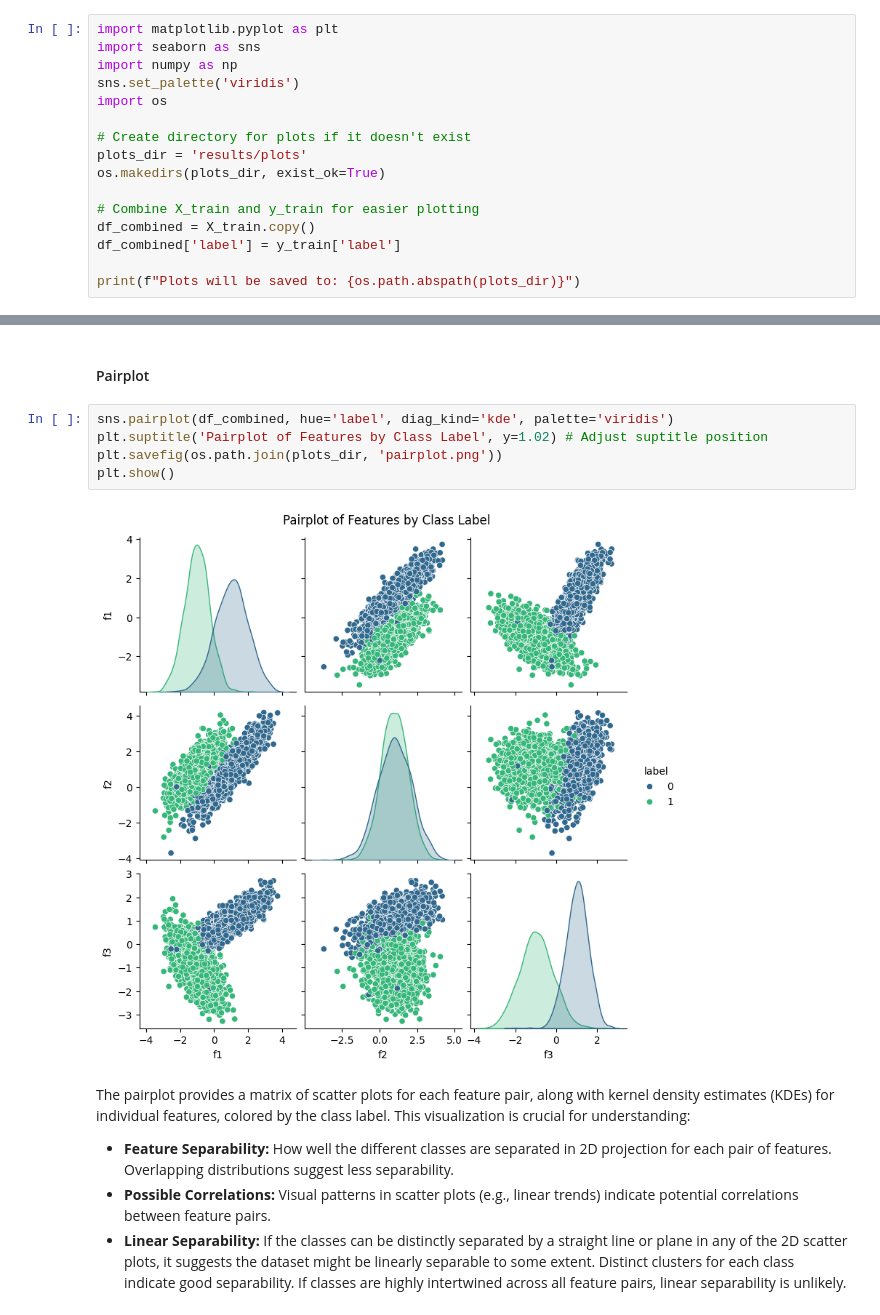
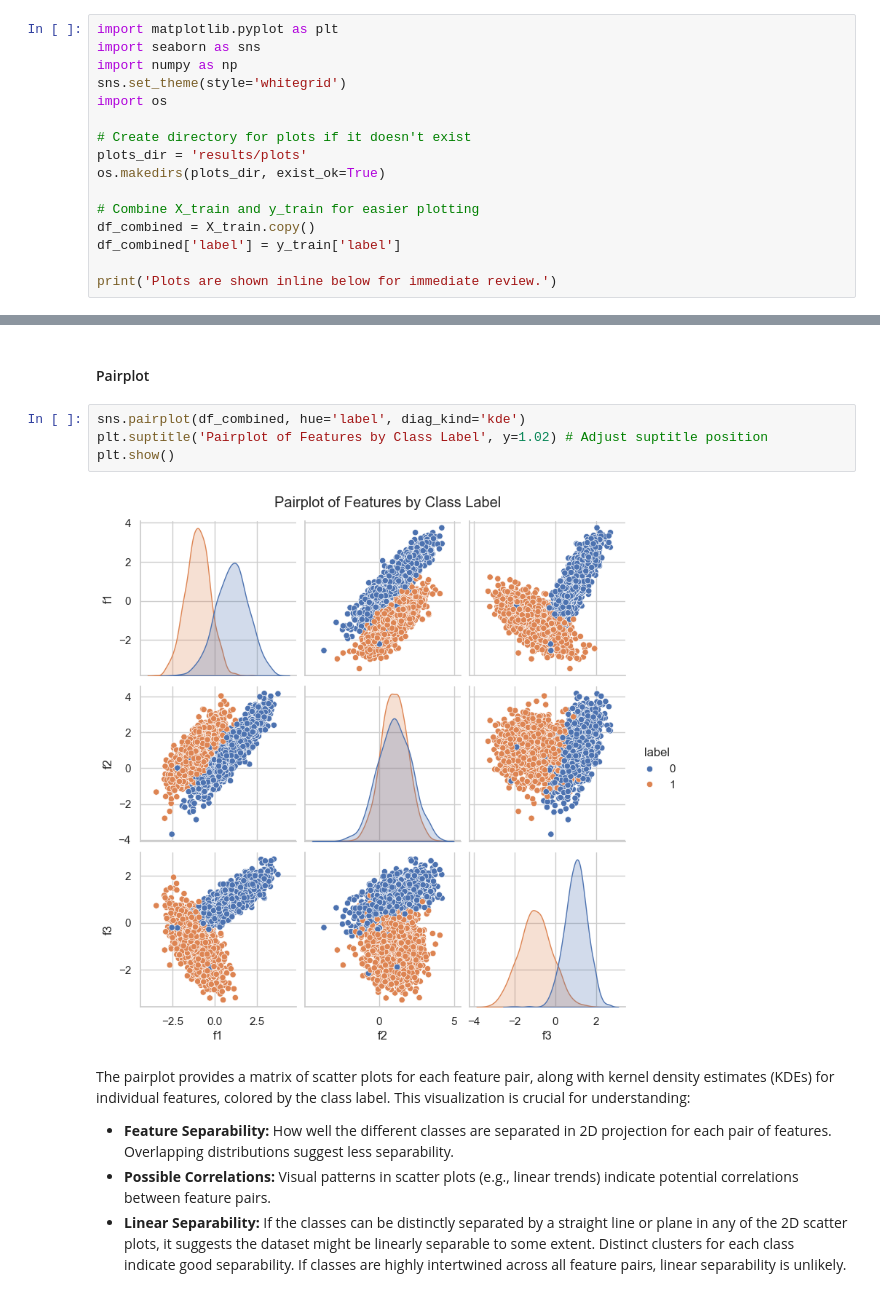
Before and after one commit to PRIYANSHUKUMAWAT1906/PRML_course_project-, a Jupyter notebook: main.ipynb, the cells around one changed output, grey strips where cells are left out. Drawn from its saved outputs; the diff is of its cells as text.

```diff
--- a/main.ipynb
+++ b/main.ipynb
@@ -107,7 +127,7 @@ Name: proportion, dtype: float64
 import matplotlib.pyplot as plt
 import seaborn as sns
 import numpy as np
-sns.set_palette('viridis')
+sns.set_theme(style='whitegrid')
 import os
 
 # Create directory for plots if it doesn't exist
@@ -118,5 +138,5 @@ os.makedirs(plots_dir, exist_ok=True)
 df_combined = X_train.copy()
 df_combined['label'] = y_train['label']
 
-print(f"Plots will be saved to: {os.path.abspath(plots_dir)}")
+print('Plots are shown inline below for immediate review.')
 # %% [output]
@@ -154,12 +169,11 @@ The correlation heatmap visualizes the Pearson correlation coefficients between
 # %% [markdown]
 #### Pairplot
 # %%
-sns.pairplot(df_combined, hue='label', diag_kind='kde', palette='viridis')
+sns.pairplot(df_combined, hue='label', diag_kind='kde')
 plt.suptitle('Pairplot of Features by Class Label', y=1.02) # Adjust suptitle position
-plt.savefig(os.path.join(plots_dir, 'pairplot.png'))
 plt.show()
 # %% [output]
-[figure, old version]
+[figure, new version]
 # %% [markdown]
 The pairplot provides a matrix of scatter plots for each feature pair, along with kernel density estimates (KDEs) for individual features, colored by the class label. This visualization is crucial for understanding:
 -   **Feature Separability:** How well the different classes are separated in 2D projection for each pair of features. Overlapping distributions suggest less separability.
```
Also changed, not shown: parts of 10 cells of this notebook, 3 other files.
